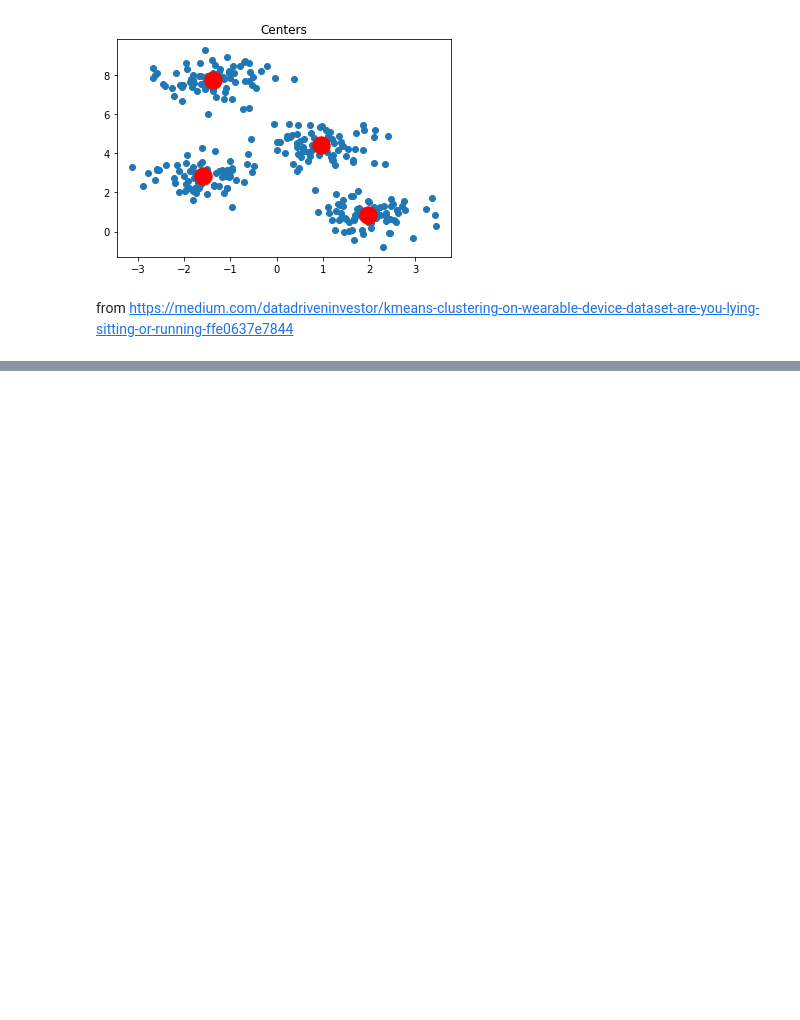
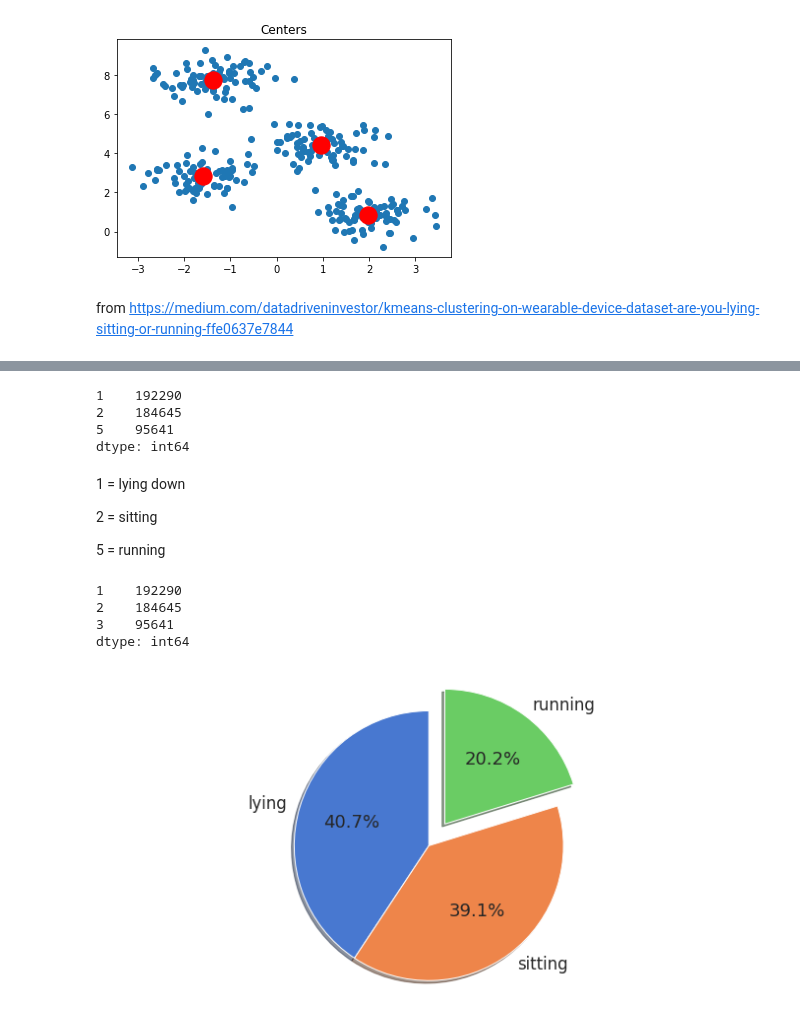
Before and after one commit to yuchild/kmeans_example1, a Jupyter notebook: kmeans_example1.ipynb, the cells around one changed output, grey strips where cells are left out. Drawn from its saved outputs; the diff is of its cells as text; code cells hidden in the pictures; blank space fills up the shorter version.

```diff
--- a/kmeans_example1.ipynb
+++ b/kmeans_example1.ipynb
@@ -57,3 +59,24 @@ plt.title('Centers');
 [figure]
 # %% [markdown]
 from https://medium.com/datadriveninvestor/kmeans-clustering-on-wearable-device-dataset-are-you-lying-sitting-or-running-ffe0637e7844
+# %%
+import os
+from datetime import datetime as dt
+from sklearn import preprocessing as pp
+from sklearn.model_selection import train_test_split
+from sklearn.decomposition import PCA
+from sklearn.preprocessing import label_binarize
+from sklearn.cluster import KMeans, MiniBatchKMeans
+from sklearn.metrics import silhouette_samples, silhouette_score
+
+import seaborn as sns
+sns.set(style='whitegrid'
+        , palette='muted'
+        , font_scale=1.5
+       )
+pd.set_option('display.max_colwidth', -1)
+pd.set_option('display.max_columns', 5000)
+pd.set_option('display.max_rows', 10000)
+pd.set_option('display.width', 10000)
+pd.set_option('display.precision', 6)
+plt.rcParams['figure.figsize'] = [12, 6]
@@ -59,0 +119,50 @@ from https://medium.com/datadriveninvestor/kmeans-clustering-on-wearable-device-
+# %%
+df.activity.value_counts()
+# %% [output]
+1    192290
+2    184645
+5    95641
+dtype: int64
+# %% [markdown]
+1 = lying down
+<br>
+
+2 = sitting
+<br>
+
+5 = running
+# %%
+# Change 5 to 3 in activity
+
+conditions = [df.activity==1
+              , df.activity==2
+              , df.activity==5
+             ]
+choices = [1, 2, 3]
+df.activity = np.select(conditions, choices, default='null')
+
+df['activity'].value_counts()
+# %% [output]
+1    192290
+2    184645
+3    95641
+dtype: int64
+# %%
+# pie chart of activities
+labels = 'lying', 'sitting', 'running'
+sizes = [192290, 184645, 95641]
+
+# explode running
+explode = (0, 0, 0.2)
+
+fig1, ax1 = plt.subplots()
+ax1.pie(sizes
+        , explode=explode
+        , labels=labels
+        , autopct = '%1.1f%%'
+        , shadow=True
+        , startangle=90
+       )
+ax1.axis('equal');
+# %% [output]
+[figure, added]
```
Also changed, not shown: parts of 5 cells of this notebook.
